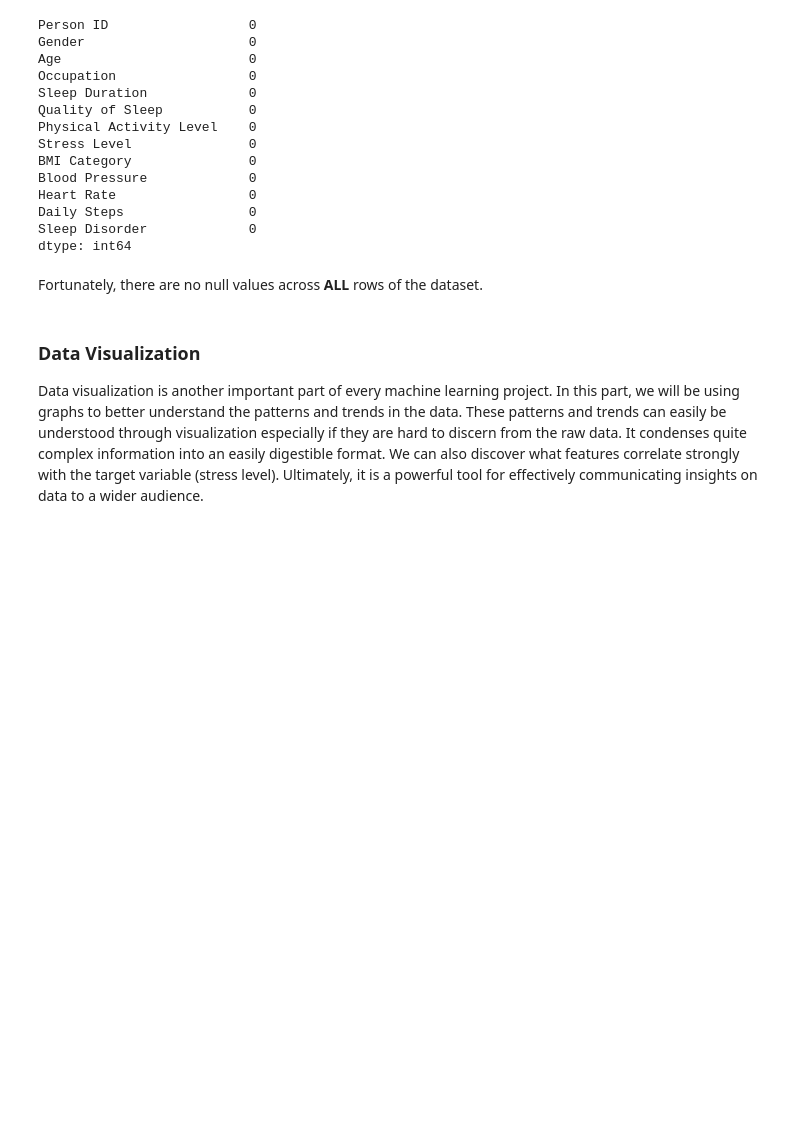
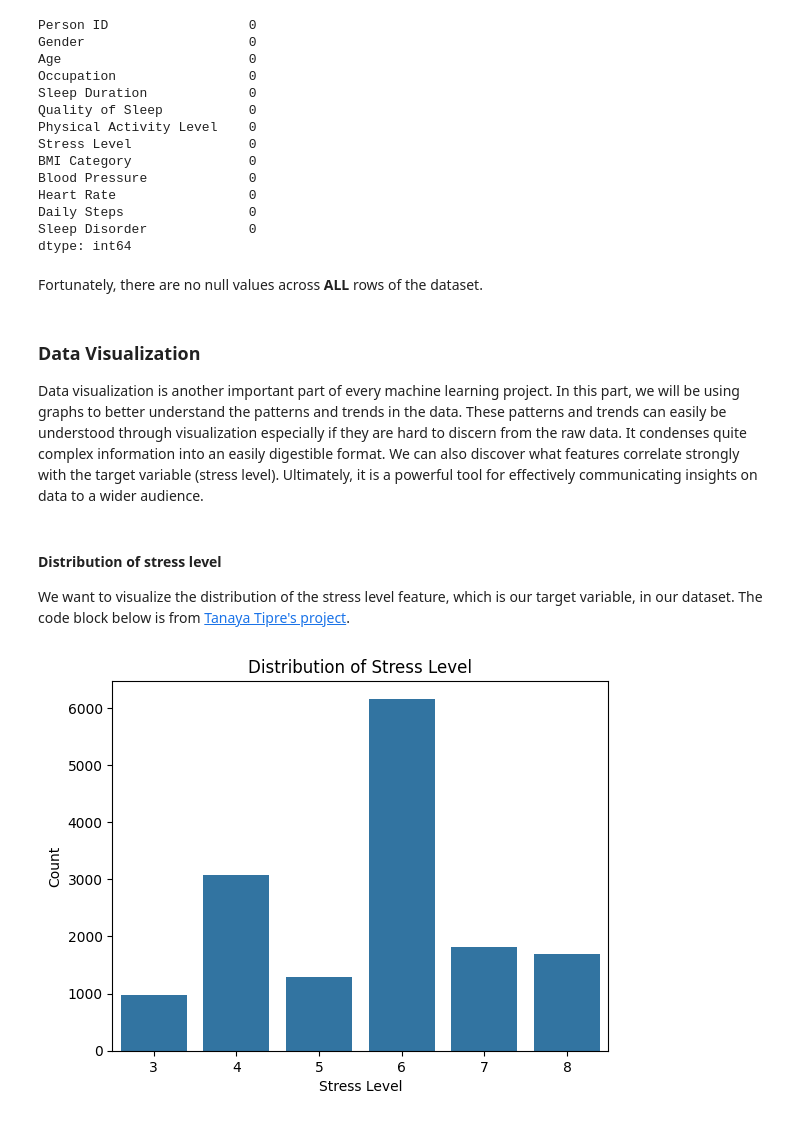
Before and after one commit to cjmax34/cs180-project, a Jupyter notebook: CS 180 Project (Group 3).ipynb, the cells around one changed output. Saved outputs shown, nothing was run; the diff lists cells and outputs as text; code cells hidden in the pictures; blank space fills up the shorter version.

Commit message:
feat: add distribution of stress level (visualization)

```diff
--- a/CS 180 Project (Group 3).ipynb
+++ b/CS 180 Project (Group 3).ipynb
@@ -178,3 +178,21 @@ Fortunately, there are no null values across **ALL** rows of the dataset.
 ### Data Visualization
 
 Data visualization is another important part of every machine learning project. In this part, we will be using graphs to better understand the patterns and trends in the data. These patterns and trends can easily be understood through visualization especially if they are hard to discern from the raw data. It condenses quite complex information into an easily digestible format. We can also discover what features correlate strongly with the target variable (stress level). Ultimately, it is a powerful tool for effectively communicating insights on data to a wider audience.
+# %% [markdown]
+#### Distribution of stress level
+
+We want to visualize the distribution of the stress level feature, which is our target variable, in our dataset. The code block below is from [Tanaya Tipre's project](https://www.kaggle.com/code/tanayatipre/stress-level-detection#5.-Data-Visualization).
+# %%
+# Distribution of stress level
+sns.countplot(x='Stress Level', data=dataset)
+
+plt.xlabel('Stress Level')
+
+plt.ylabel('Count')
+
+plt.title('Distribution of Stress Level')
+
+# Displaying the plot
+plt.show()
+# %% [output]
+[figure, added]
```
